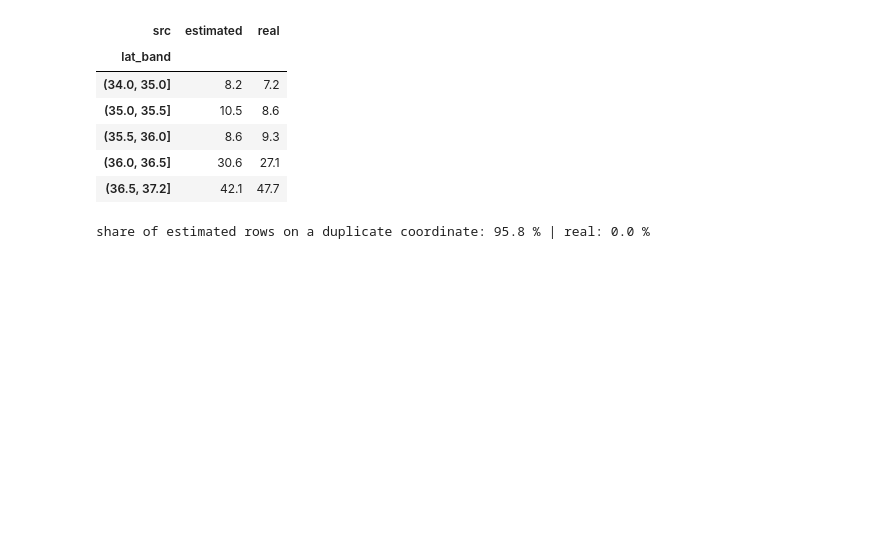
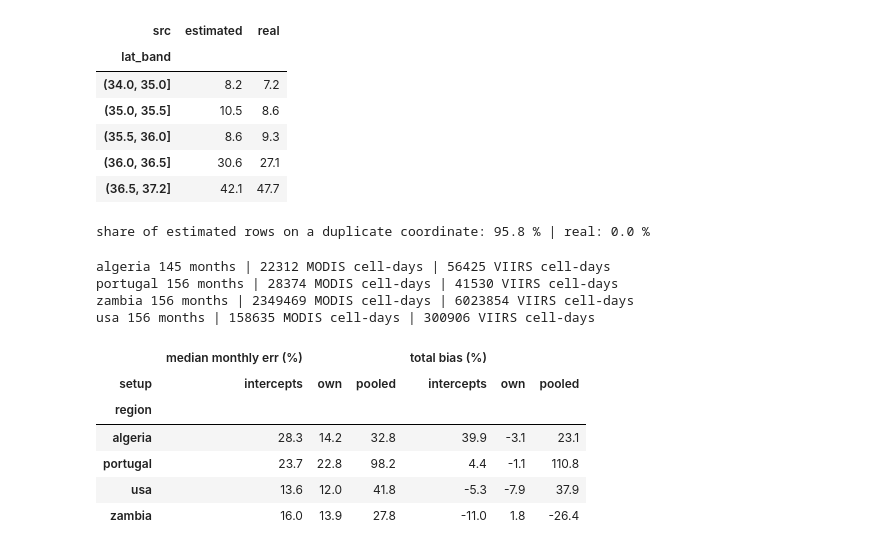
Before and after one commit to BEramZZZ/space-apps-fire, a Jupyter notebook: notebooks/training.ipynb, the cells around one changed output. Cells and saved outputs as stored; diff of their text form; code cells hidden in the pictures; blank space fills up the shorter version.

Commit message:
Usa zambia portugal algeria model

```diff
--- a/notebooks/training.ipynb
+++ b/notebooks/training.ipynb
@@ -1496,3 +1496,82 @@ print("share of estimated rows on a duplicate coordinate:",
 | (36.0, 36.5] | 30.6 | 27.1 |
 | (36.5, 37.2] | 42.1 | 47.7 |
 share of estimated rows on a duplicate coordinate: 95.8 % | real: 0.0 %
+# %%
+CELL = 0.01
+CROP = {"algeria": (34.0, 37.2, -2.3, 8.7)}
+CROP["usa"] = (32.5, 42.0, -124.5, -114.0)        # EDIT: your USA box (lat_min, lat_max, lon_min, lon_max)
+REGS = ["algeria", "portugal", "zambia", "usa"]   # remove "usa" until the files exist
+
+def cd_monthly(reg):
+    d, crop, out = Path("../data/raw") / reg, CROP.get(reg), {}
+    for sensor, fname, keep in [
+        ("modis", "modis_archive.csv", lambda c: (c.confidence.astype(float) >= 30) & (c.type == 0)),
+        ("viirs", "viirs_archive.csv", lambda c: c.confidence.isin(["n", "h"]) & (c.type == 0))]:
+        parts = []
+        for ch in pd.read_csv(d / fname, usecols=["latitude", "longitude", "acq_date", "confidence", "type"], chunksize=500_000):
+            if crop:
+                ch = ch[ch.latitude.between(*crop[:2]) & ch.longitude.between(*crop[2:])]
+            ch = ch[ch.acq_date.between("2013-01-01", "2025-12-31")]
+            ch = ch[keep(ch)]
+            parts.append(pd.DataFrame({"cy": np.floor(ch.latitude / CELL).astype("int32"),
+                                       "cx": np.floor(ch.longitude / CELL).astype("int32"),
+                                       "date": ch.acq_date}).drop_duplicates())
+        u = pd.concat(parts).drop_duplicates()
+        t = pd.to_datetime(u.date)
+        u["t"] = t.dt.year * 12 + t.dt.month - 1
+        out[sensor] = u.groupby("t").size()
+    df = pd.DataFrame(out).reindex(range(2013 * 12, 2026 * 12)).fillna(0)
+    if reg == "algeria":
+        df = df.drop(index=out_t, errors="ignore")
+    print(reg, len(df), "months |", int(df.modis.sum()), "MODIS cell-days |", int(df.viirs.sum()), "VIIRS cell-days")
+    return df
+
+ALL = pd.concat([cd_monthly(r).assign(region=r) for r in REGS]).rename_axis("t").reset_index()
+ALL = ALL[ALL.viirs > 0].copy()
+ALL["year"], ALL["x"], ALL["y"] = ALL.t // 12, np.log(ALL.modis + 1), np.log(ALL.viirs + 1)
+
+def design(df, mode):
+    if mode == "intercepts":
+        return np.column_stack([(df.region == r) * 1.0 for r in REGS] + [df.x])
+    return np.column_stack([np.ones(len(df)), df.x])
+
+def fit_predict(trn, tst, mode):
+    A = design(trn, mode)
+    coef = np.linalg.lstsq(A, trn.y, rcond=None)[0]
+    smear = np.mean(np.exp(trn.y - A @ coef))
+    return smear * np.exp(design(tst, mode) @ coef) - 1
+
+def summarize(rows):
+    r = pd.concat(rows)
+    g = r.groupby(["region", "setup"])
+    return pd.DataFrame({"median monthly err (%)": g.apply(lambda d: 100 * np.median(np.abs(d.viirs - d.pred) / d.viirs)),
+                         "total bias (%)": g.apply(lambda d: 100 * (d.pred.sum() / d.viirs.sum() - 1))}).round(1)
+
+# 1. leave-one-year-out inside each region
+rows = []
+for r in REGS:
+    for yr in ALL[ALL.region == r].year.unique():
+        te = ALL[(ALL.region == r) & (ALL.year == yr)]
+        for mode in ("own", "pooled", "intercepts"):
+            trn = ALL[(ALL.region == r) & (ALL.year != yr)] if mode == "own" else ALL[~((ALL.region == r) & (ALL.year == yr))]
+            rows.append(te.assign(setup=mode, pred=fit_predict(trn, te, mode))[["region", "setup", "viirs", "pred"]])
+display(summarize(rows).unstack("setup"))
+
+# 2. leave-one-region-out: the model never saw this region
+rows = []
+for r in REGS:
+    te, trn = ALL[ALL.region == r], ALL[ALL.region != r]
+    rows.append(te.assign(setup="unseen region", pred=fit_predict(trn, te, "pooled"))[["region", "setup", "viirs", "pred"]])
+display(summarize(rows))
+# %% [output]
+algeria 145 months | 22312 MODIS cell-days | 56425 VIIRS cell-days
+portugal 156 months | 28374 MODIS cell-days | 41530 VIIRS cell-days
+zambia 156 months | 2349469 MODIS cell-days | 6023854 VIIRS cell-days
+usa 156 months | 158635 MODIS cell-days | 300906 VIIRS cell-days
+|  | median monthly err (%) |  |  | total bias (%) |  |  |
+| setup | intercepts | own | pooled | intercepts | own | pooled |
+| region |  |  |  |  |  |  |
+| algeria | 28.3 | 14.2 | 32.8 | 39.9 | -3.1 | 23.1 |
+| portugal | 23.7 | 22.8 | 98.2 | 4.4 | -1.1 | 110.8 |
+| usa | 13.6 | 12.0 | 41.8 | -5.3 | -7.9 | 37.9 |
+| zambia | 16.0 | 13.9 | 27.8 | -11.0 | 1.8 | -26.4 |
```
Also changed, not shown: parts of 1 cell of this notebook.
